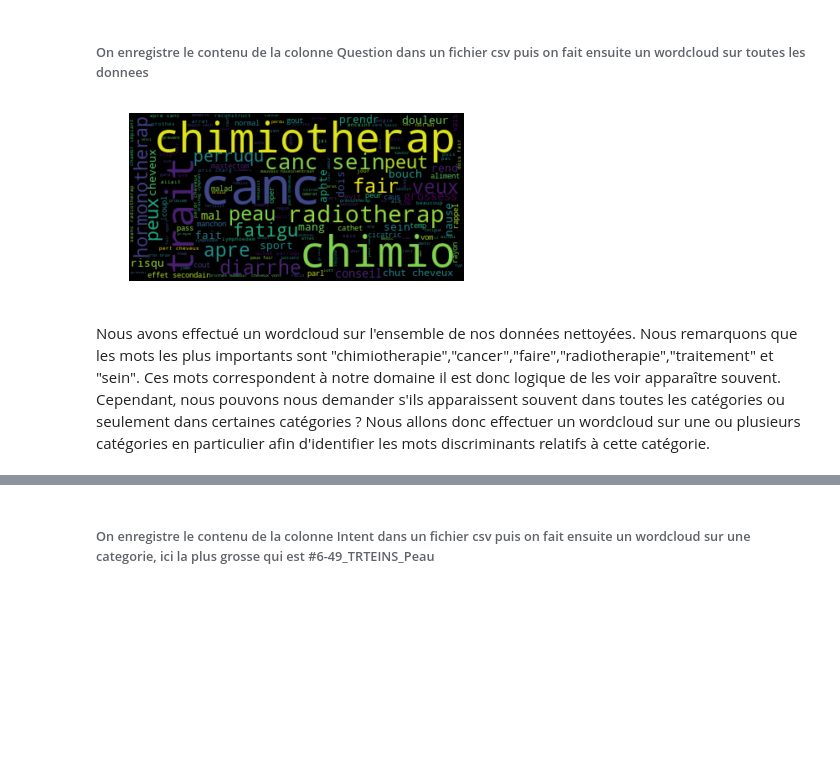
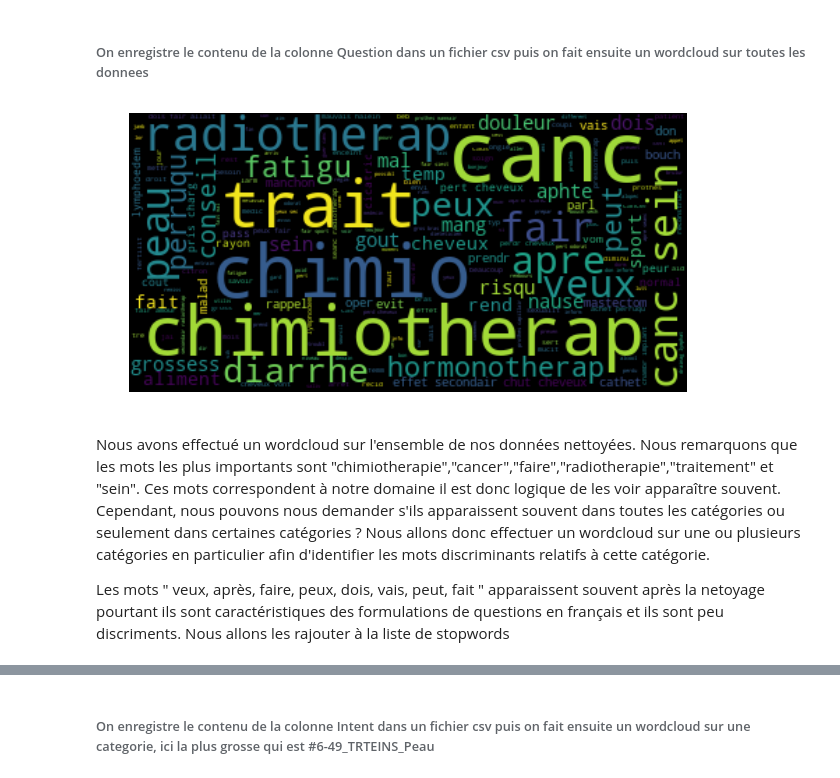
Before and after one commit to emmaboucheron/chatbot, a Jupyter notebook: wordcloud_projet.ipynb, the cells around one changed output, grey strips where cells are left out. Cells and saved outputs as stored; diff of their text form; code cells hidden in the pictures; blank space fills up the shorter version.

```diff
--- a/wordcloud_projet.ipynb
+++ b/wordcloud_projet.ipynb
@@ -146,10 +150,10 @@ def clean_marque(txt):
 #on enregistre le contenu de la colonne Question dans un fichier csv
 #on fait ensuite un wordcloud sur toutes les donnees
 description2 = data_train["Question"]
-description2.to_csv('Question.csv', sep = ',')
+description2.to_csv('Question.csv',sep = ',')
 
 
-#from os import path
+from os import path
 
 from wordcloud import WordCloud
 
@@ -157,7 +161,7 @@ from wordcloud import WordCloud
 
 # Read the whole text.
 #text = open(path.join(d, 'constitution.txt')).read()
-text = open(path.join(DATA_DIR, 'Question.csv')).read()
+text = open("C:\Users\PC de Laure\Desktop\chatbot-master\chatbot-master\Question.csv").read()
 # Generate a word cloud image
 wordcloud = WordCloud().generate(text)
 
@@ -313,32 +314,33 @@ description.to_csv('Question.csv', sep = ',')
 # %%
 from os import path
 from wordcloud import WordCloud
 
 #d = path.dirname()
 
 # Read the whole text.
 #text = open(path.join(d, 'constitution.txt')).read()
-text = open(path.join(DATA_DIR, 'Question.csv')).read()
+text = open("C:\Users\PC de Laure\Desktop\chatbot-master\chatbot-master\Question.csv").read()
 # Generate a word cloud image
 wordcloud = WordCloud().generate(text)
 
 # Display the generated image:
 # the matplotlib way:
 #import matplotlib.pyplot as plt
 #plt.imshow(wordcloud, interpolation='bilinear')
 #plt.axis("off")
-
 # lower max_font_size
 wordcloud = WordCloud(max_font_size=60).generate(text)
-plt.figure()
+plt.figure(figsize=(10,10))
 plt.imshow(wordcloud, interpolation="bilinear")
 plt.axis("off")
 plt.show()
 
 # The pil way (if you don't have matplotlib)
 # image = wordcloud.to_image()
 # image.show()
 # %% [output]
-[figure, old version]
+[figure, new version]
 # %% [markdown]
 Nous avons effectué un wordcloud sur l'ensemble de nos données nettoyées. Nous remarquons que les mots les plus importants sont "chimiotherapie","cancer","faire","radiotherapie","traitement" et "sein". Ces mots correspondent à notre domaine il est donc logique de les voir apparaître souvent. Cependant, nous pouvons nous demander s'ils apparaissent souvent dans toutes les catégories ou seulement dans certaines catégories ? Nous allons donc effectuer un wordcloud sur une ou plusieurs catégories en particulier afin d'identifier les mots discriminants relatifs à cette catégorie.
+
+Les mots " veux, après, faire, peux, dois, vais, peut, fait " apparaissent souvent après la netoyage pourtant ils sont caractéristiques des formulations de questions en français et ils sont peu discriments. Nous allons les rajouter à la liste de stopwords
```
Also changed, not shown: parts of 16 cells of this notebook, 3 other files.
